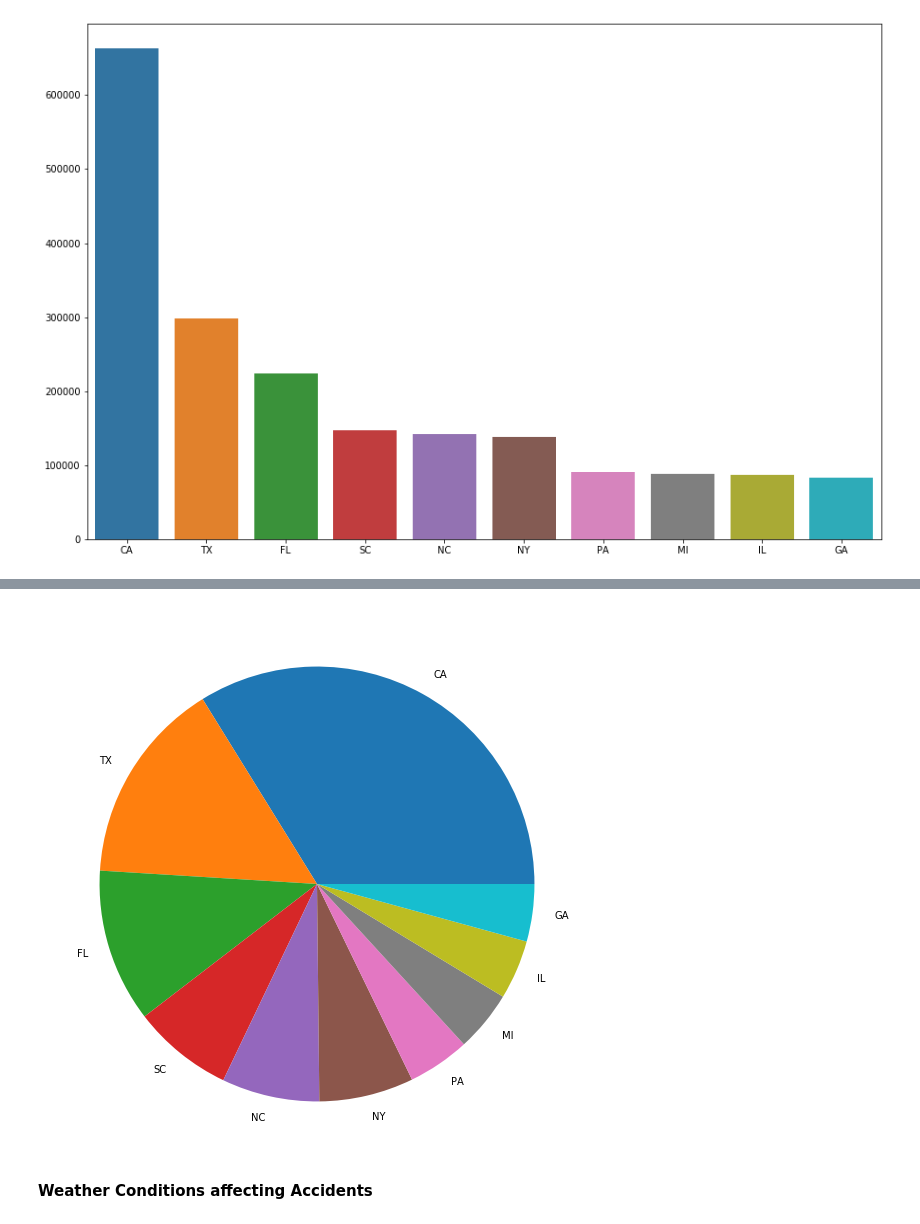
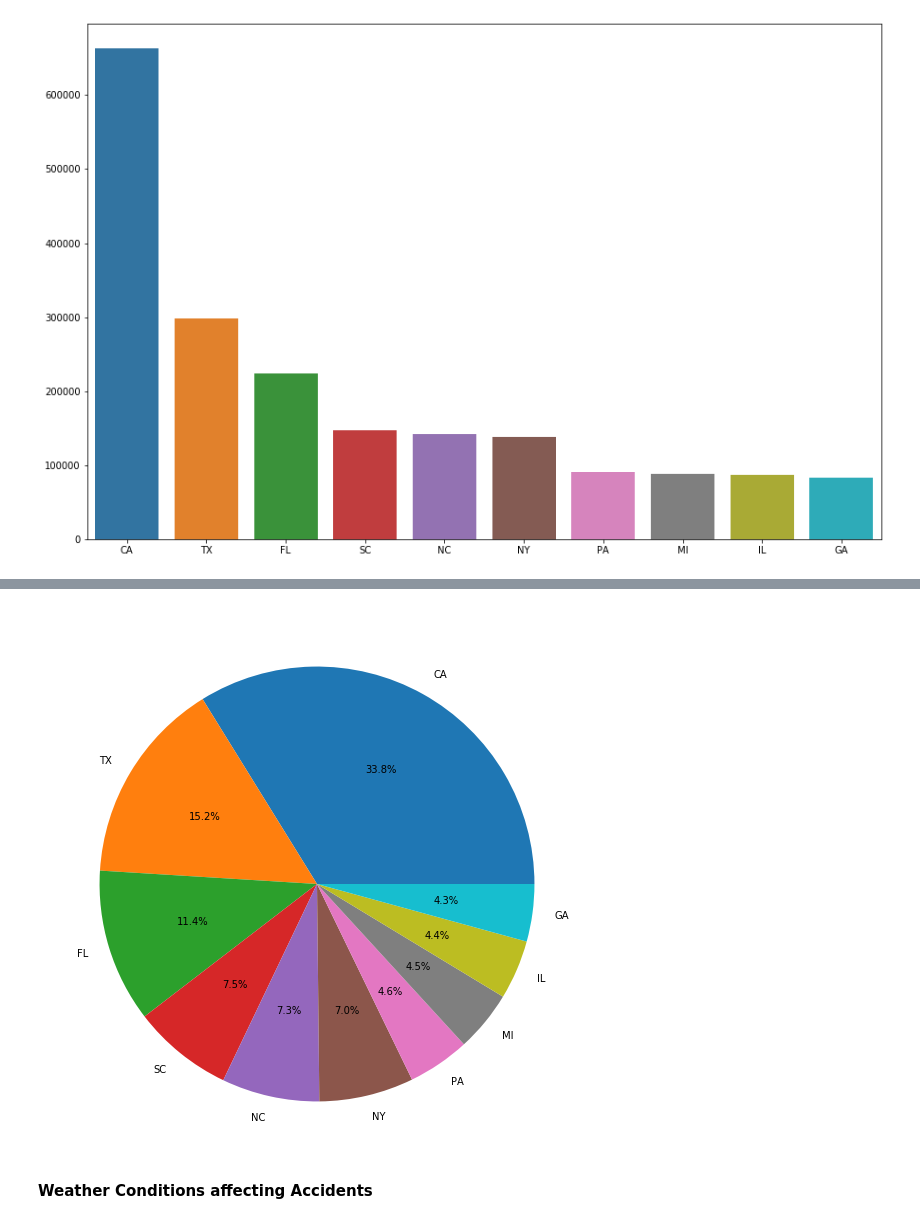
Before and after one commit to kbs-group-9/kbs-group-9.github.io, a Jupyter notebook: notebooks/US Accidents - EDA.ipynb, the cells around one changed output, grey strips where cells are left out. Saved outputs shown, nothing was run; the diff lists cells and outputs as text; code cells hidden in the pictures.

```diff
--- a/notebooks/US Accidents - EDA.ipynb
+++ b/notebooks/US Accidents - EDA.ipynb
@@ -164,9 +184,9 @@ fig.show()
 # %%
 plt.figure(figsize=(15, 10))
-plt.pie(state_accidents_count_top_10.values, labels=state_accidents_count_top_10.index)
+plt.pie(state_accidents_count_top_10.values, labels=state_accidents_count_top_10.index, autopct='%1.1f%%')
 plt.show()
 # %% [output]
-[figure, old version]
+[figure, new version]
 # %% [markdown]
 **Weather Conditions affecting Accidents**
 # %%
```
Also changed, not shown: parts of 14 cells of this notebook, 1 other file.
